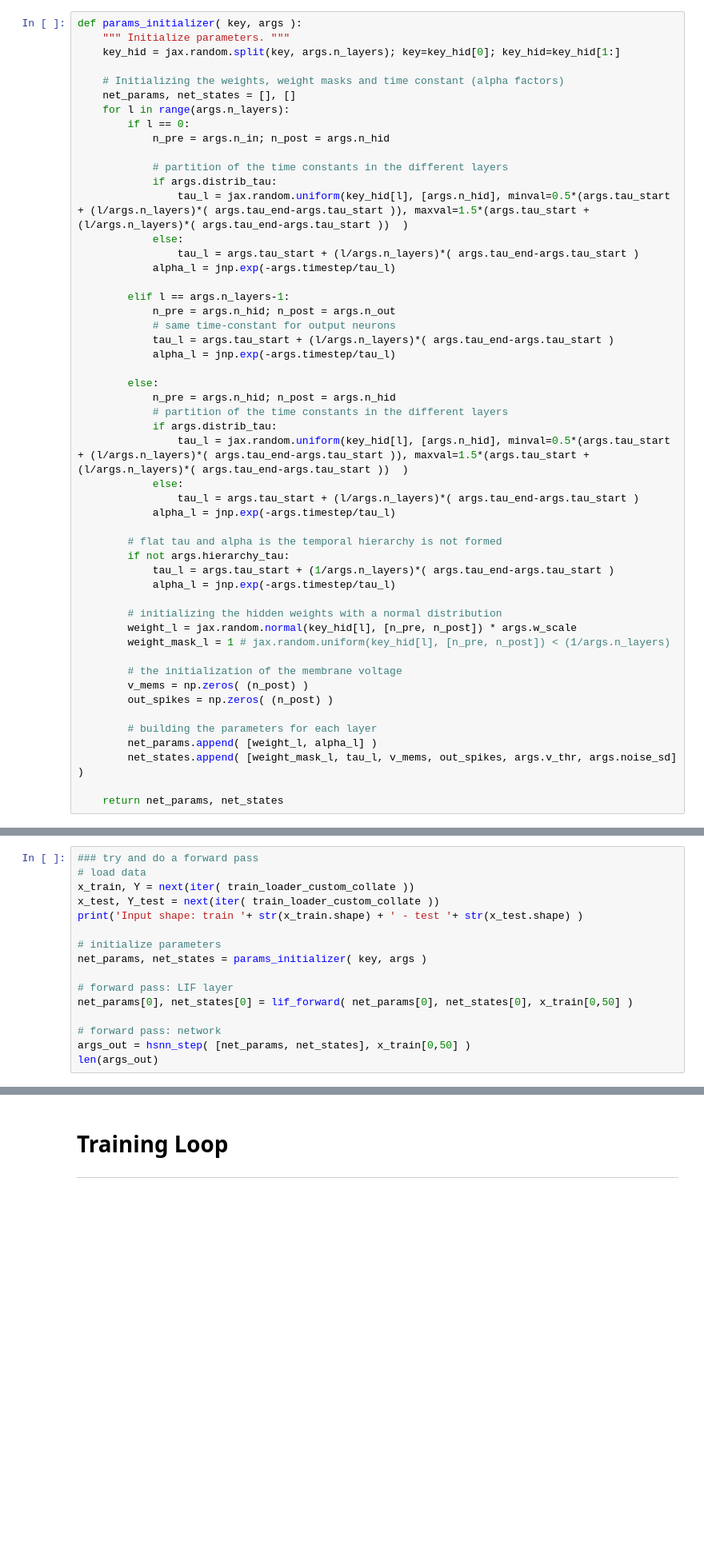
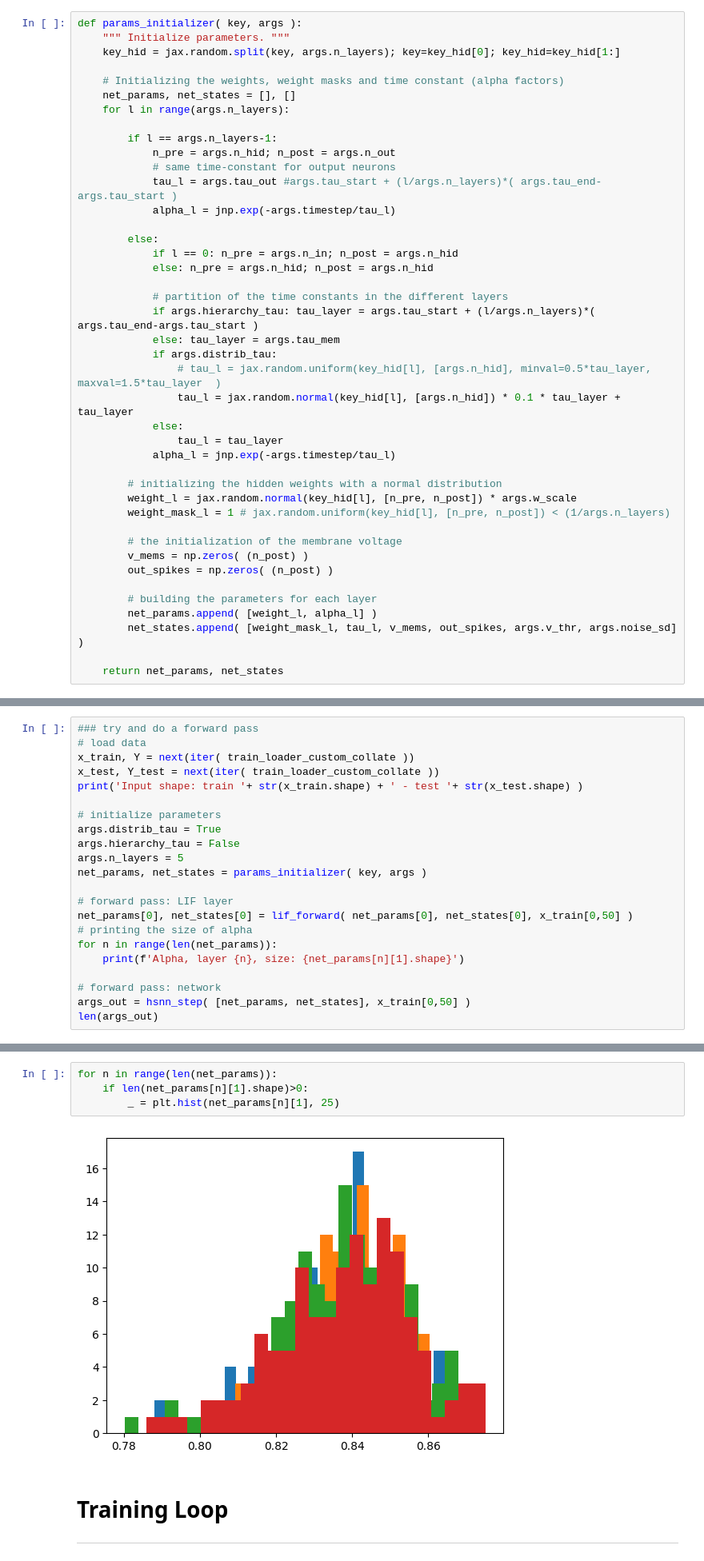
Before and after one commit to EIS-Hub/hSNN, a Jupyter notebook: snn_hierarchy_shd.ipynb, the cells around one changed output, grey strips where cells are left out. Shown: that part at 80% size. Drawn from its saved outputs; the diff is of its cells as text; blank space fills up the shorter version.

Commit message:
FM: Different debugs

```diff
--- a/snn_hierarchy_shd.ipynb
+++ b/snn_hierarchy_shd.ipynb
@@ -423,34 +441,25 @@ def params_initializer( key, args ):
     # Initializing the weights, weight masks and time constant (alpha factors)
     net_params, net_states = [], []
     for l in range(args.n_layers):
-        if l == 0:
-            n_pre = args.n_in; n_post = args.n_hid
 
-            # partition of the time constants in the different layers
-            if args.distrib_tau:
-                tau_l = jax.random.uniform(key_hid[l], [args.n_hid], minval=0.5*(args.tau_start + (l/args.n_layers)*( args.tau_end-args.tau_start )), maxval=1.5*(args.tau_start + (l/args.n_layers)*( args.tau_end-args.tau_start ))  )
-            else:
-                tau_l = args.tau_start + (l/args.n_layers)*( args.tau_end-args.tau_start )
-            alpha_l = jnp.exp(-args.timestep/tau_l)
-
-        elif l == args.n_layers-1:
+        if l == args.n_layers-1:
             n_pre = args.n_hid; n_post = args.n_out
             # same time-constant for output neurons
-            tau_l = args.tau_start + (l/args.n_layers)*( args.tau_end-args.tau_start )
+            tau_l = args.tau_out #args.tau_start + (l/args.n_layers)*( args.tau_end-args.tau_start )
             alpha_l = jnp.exp(-args.timestep/tau_l)
 
         else:
-            n_pre = args.n_hid; n_post = args.n_hid
+            if l == 0: n_pre = args.n_in; n_post = args.n_hid
+            else: n_pre = args.n_hid; n_post = args.n_hid
+
             # partition of the time constants in the different layers
+            if args.hierarchy_tau: tau_layer = args.tau_start + (l/args.n_layers)*( args.tau_end-args.tau_start )
+            else: tau_layer = args.tau_mem
             if args.distrib_tau:
-                tau_l = jax.random.uniform(key_hid[l], [args.n_hid], minval=0.5*(args.tau_start + (l/args.n_layers)*( args.tau_end-args.tau_start )), maxval=1.5*(args.tau_start + (l/args.n_layers)*( args.tau_end-args.tau_start ))  )
+                # tau_l = jax.random.uniform(key_hid[l], [args.n_hid], minval=0.5*tau_layer, maxval=1.5*tau_layer  )
+                tau_l = jax.random.normal(key_hid[l], [args.n_hid]) * 0.1 * tau_layer + tau_layer
             else:
-                tau_l = args.tau_start + (l/args.n_layers)*( args.tau_end-args.tau_start )
-            alpha_l = jnp.exp(-args.timestep/tau_l)
-
-        # flat tau and alpha is the temporal hierarchy is not formed
-        if not args.hierarchy_tau:
-            tau_l = args.tau_start + (1/args.n_layers)*( args.tau_end-args.tau_start )
+                tau_l = tau_layer
             alpha_l = jnp.exp(-args.timestep/tau_l)
 
         # initializing the hidden weights with a normal distribution
@@ -536,10 +531,16 @@ x_test, Y_test = next(iter( train_loader_custom_collate ))
 print('Input shape: train '+ str(x_train.shape) + ' - test '+ str(x_test.shape) )
 
 # initialize parameters
+args.distrib_tau = True
+args.hierarchy_tau = False
+args.n_layers = 5
 net_params, net_states = params_initializer( key, args )
 
 # forward pass: LIF layer
 net_params[0], net_states[0] = lif_forward( net_params[0], net_states[0], x_train[0,50] )
+# printing the size of alpha
+for n in range(len(net_params)):
+    print(f'Alpha, layer {n}, size: {net_params[n][1].shape}')
 
 # forward pass: network
 args_out = hsnn_step( [net_params, net_states], x_train[0,50] )
@@ -549,4 +555,10 @@ Input shape: train (128, 100, 700) - test (128, 100, 700)
 2
+# %%
+for n in range(len(net_params)):
+    if len(net_params[n][1].shape)>0:
+        _ = plt.hist(net_params[n][1], 25)
+# %% [output]
+[figure, added]
 # %% [markdown]
 # Training Loop
 ---
```
Also changed, not shown: parts of 19 cells of this notebook.
